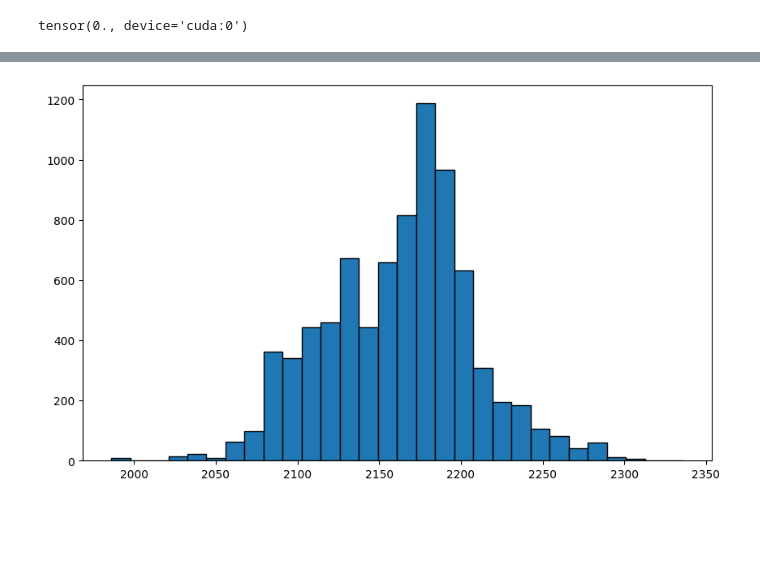
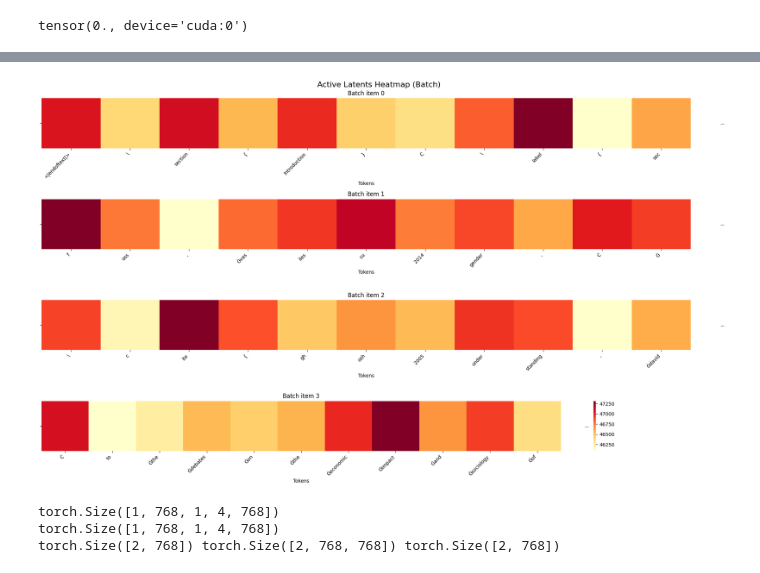
Before and after one commit to sidnb13/tensor-saes, a Jupyter notebook: notebooks/hook_gpt2.ipynb, the cells around one changed output, grey strips where cells are left out. Saved outputs shown, nothing was run; the diff lists cells and outputs as text; code cells hidden in the pictures; blank space fills up the shorter version.

Commit message:
jacobian analysis

```diff
--- a/notebooks/hook_gpt2.ipynb
+++ b/notebooks/hook_gpt2.ipynb
@@ -383,8 +412,0 @@ gc.collect()
-# %%
-import matplotlib.pyplot as plt
-
-# Create the histogram
-plt.figure(figsize=(10, 6))
-_ = plt.hist(dist, bins=30, edgecolor='black')
-# %% [output]
-[figure, removed]
@@ -390,0 +476,13 @@ _ = plt.hist(dist, bins=30, edgecolor='black')
+# %%
+sample_input = tokenized.select(range(4))
+out = model(input_ids=sample_input["input_ids"].cuda(), output_hidden_states=True)
+
+active_latents_tokenwise = get_active_latents_heatmap(
+    out, feature_encoder_weights, feature_encoder_bias, i, j
+)
+visualize_heatmap_batch(
+    active_latents_tokenwise,
+    [tokenizer.convert_ids_to_tokens(x) for x in sample_input["input_ids"]],
+j)
+# %% [output]
+[figure, added]
@@ -390,0 +540,16 @@ _ = plt.hist(dist, bins=30, edgecolor='black')
+# %%
+# TODO: unbatch the jacobian
+explained_causality, strengths = compute_causal_attribution_strength(
+    intervention_index,
+    readout_index,
+    model,
+    inputs,
+    feature_encoder_weights,
+    feature_encoder_bias,
+    feature_decoder_weights,
+    1.0,
+)
+# %% [output]
+torch.Size([1, 768, 1, 4, 768])
+torch.Size([1, 768, 1, 4, 768])
+torch.Size([2, 768]) torch.Size([2, 768, 768]) torch.Size([2, 768])
```
Also changed, not shown: parts of 12 cells of this notebook.
